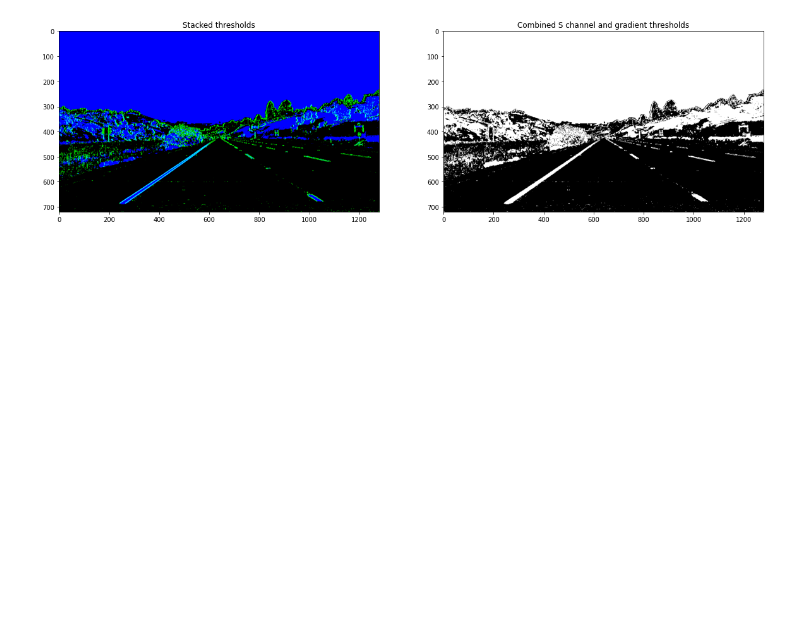
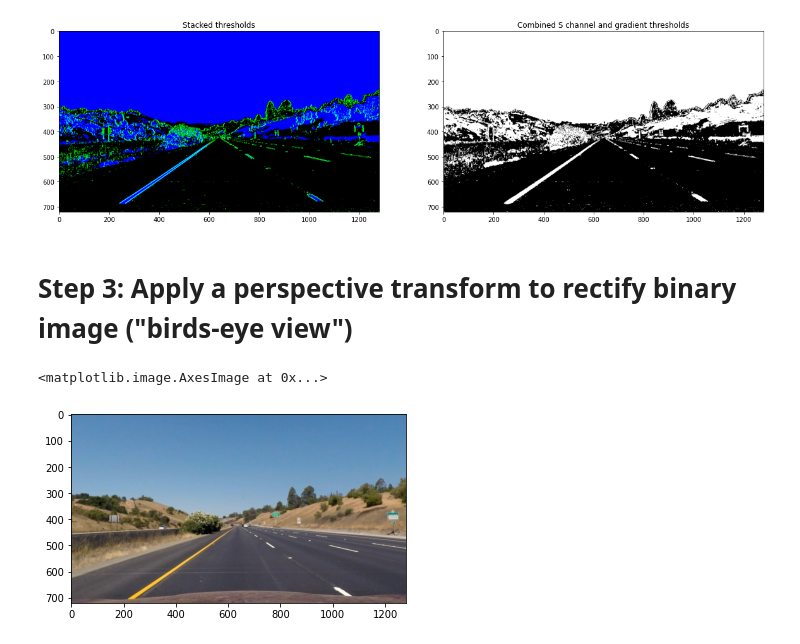
Before and after one commit to G-Ishan/Advanced-Lane-Finding, a Jupyter notebook: advanced_lane_finding.ipynb, the cells around one changed output. Saved outputs shown, nothing was run; the diff lists cells and outputs as text; code cells hidden in the pictures; blank space fills up the shorter version.

```diff
--- a/advanced_lane_finding.ipynb
+++ b/advanced_lane_finding.ipynb
@@ -267,3 +263,11 @@ ax2.imshow(combined_binary, cmap='gray')
 # %% [output]
 <matplotlib.image.AxesImage at 0x...>
 [figure]
+# %% [markdown]
+# Step 3: Apply a perspective transform to rectify binary image ("birds-eye view")
+# %%
+undistorted = cal_undistort(image, objpoints, imgpoints)
+plt.imshow(undistorted)
+# %% [output]
+<matplotlib.image.AxesImage at 0x...>
+[figure, added]
```
Also changed, not shown: parts of 11 cells of this notebook.
